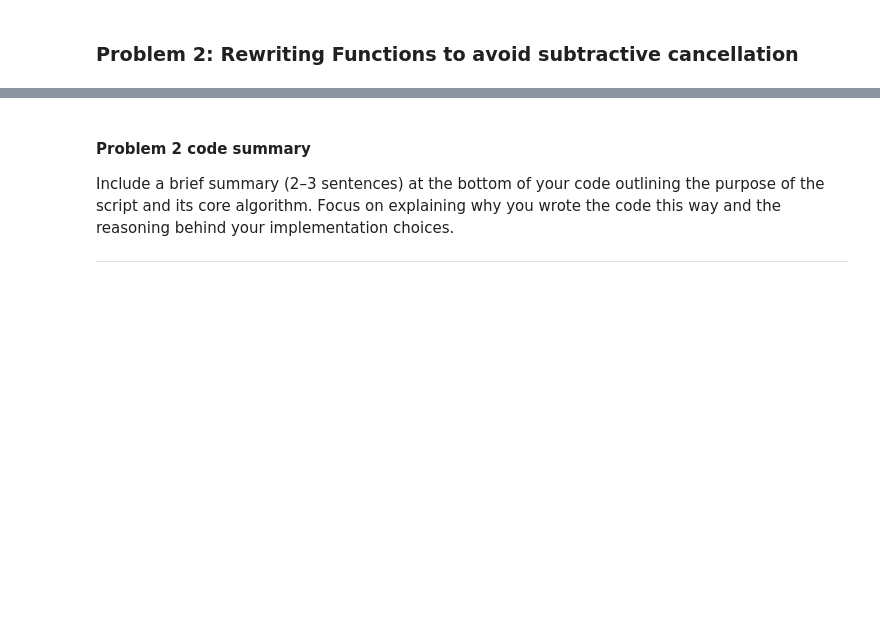
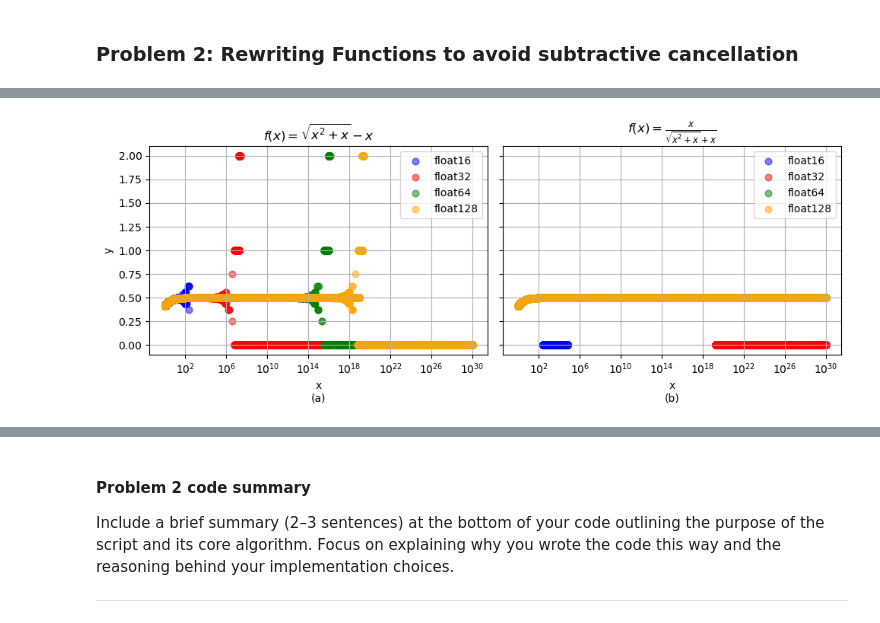
Before and after one commit to LorenzoJoquino/AP155_TX1_1sAY2627, a Jupyter notebook: Rivera/Exercise 2/2SubtractiveCancellation_Surname.ipynb, the cells around one changed output, grey strips where cells are left out. Drawn from its saved outputs; the diff is of its cells as text; code cells hidden in the pictures; blank space fills up the shorter version.

```diff
--- a/Rivera/Exercise 2/2SubtractiveCancellation_Surname.ipynb
+++ b/Rivera/Exercise 2/2SubtractiveCancellation_Surname.ipynb
@@ -150,0 +173,32 @@ plt.show()
+# %%
+x_values = [x_16, x_32, x_64, x_128] # we put logspace to list
+
+fig, axs = plt.subplots(1, 2, figsize = (10, 4), sharey = True)
+
+# plot settings
+color_list = ["blue", "red", "green", "orange"]
+labels = ["float16", "float32", "float64", "float128"]
+plots_config = [
+    (axs[0], f, r"$f(x) = \sqrt{x^2 + x} - x$"),
+    (axs[1], better_f, r"$f(x) = \frac{x}{\sqrt{x^2 + x} + x}$")
+    ]
+
+# we iterate through 4 data types across two functions
+for ax, func, title in plots_config:
+    for x, color, label in zip(x_values, color_list, labels): # we just zip to avoid using even more for loops...
+        y = func(x)
+        ax.scatter(x, y, color = color, s = 40, label = label, alpha = 0.5)
+    ax.set_xscale("log")
+    ax.set_title(title)
+    ax.grid(True)
+    ax.legend()
+
+axs[0].set_ylabel("y")
+axs[0].set_xlabel("x\n(a)")
+axs[1].set_xlabel("x\n(b)")
+
+plt.tight_layout()
+plt.savefig("Figures/sqrt_func.png")
+plt.show()
+# %% [output]
+[figure, added]
```
Also changed, not shown: parts of 18 cells of this notebook, 2 other files.
